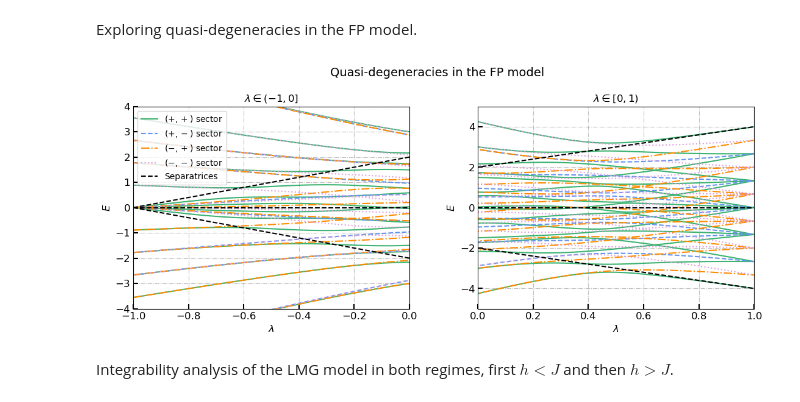
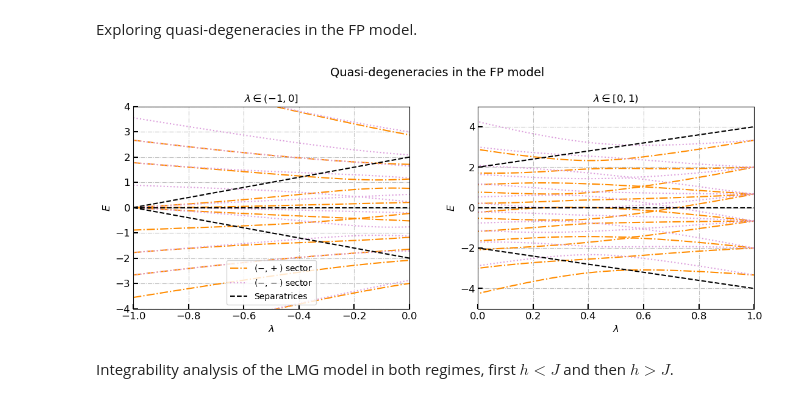
Before and after one commit to nicolasdero/KrylovQuantumClassical, a Jupyter notebook: project_notebook.ipynb, the cells around one changed output. Cells and saved outputs as stored; diff of their text form; code cells hidden in the pictures.

```diff
--- a/project_notebook.ipynb
+++ b/project_notebook.ipynb
@@ -234,10 +237,0 @@ plt.show()
-# %%
-_, ax = one_plot(r"$L=4\, \quad \mathcal{O}=\hat{l}_y\otimes \hat{1}$", "t", r"$|\varphi_0(t)|^2$")
-for a, result in zip(a_list, result_all):
-    ax.plot(time_grid, np.abs(result.real) ** 2, label = f"a = {a:.2f}")
-ax.set_xlim(1e-3, 1.e16)
-ax.set_xscale('log')
-ax.set_yscale('log')
-plt.legend()
-#plt.savefig("../FP_autocorrelation_6.pdf", dpi = 300)
-plt.show()
@@ -251,10 +243,10 @@ for a in a_list:
 
     FP_system = FP(a, 4)
     H_FP = FP_system.build_intensive()
-    result = FP_system.autocorrelation(np.kron(lx, lz), time_grid)
+    result = FP_system.autocorrelation(np.kron(ly, identity_op) + np.kron(identity_op, ly), time_grid)
     result_all.append(result)
 # %%
-_, ax = one_plot(r"$L=4\, \quad \mathcal{O}=\hat{l}_x\otimes \hat{l}_z$", "t", r"$|\varphi_0(t)|^2$")
+_, ax = one_plot(r"$L=4\, \quad \mathcal{O}=\hat{l}_y\otimes \hat{1}+\hat{1}\otimes\hat{m}_y$", "t", r"$|\varphi_0(t)|^2$")
 for a, result in zip(a_list, result_all):
     ax.plot(time_grid, result.real, label = f"a = {a:.2f}")
 ax.set_xlim(1e-3, 1.e16)
@@ -267,0 +260,18 @@ plt.show()
+# %%
+FP_system = FP(0., 5)
+
+Lx, Ly, Lz = util.spin_operators(FP_system.L)
+lx, ly, lz = Lx / FP_system.L, Ly / FP_system.L, Lz / FP_system.L
+identity_op = np.eye(2 * FP_system.L + 1)
+
+time_grid = np.logspace(-3, 17, num = int(1e5)) * FP_system.spectral_width() / (FP_system.L ** 2)
+H_FP = FP_system.build_intensive()
+result_1 = FP_system.autocorrelation(np.kron(lz, identity_op) + np.kron(identity_op, lz), time_grid)
+result_2 = FP_system.autocorrelation(np.kron(lx, lx), time_grid)
+result_3 = FP_system.autocorrelation(np.kron(lx, lz), time_grid)
+result_4 = FP_system.autocorrelation(np.kron(ly, identity_op) + np.kron(identity_op, ly), time_grid)
+
+result_1 = np.abs(result_1) ** 2
+result_2 = np.abs(result_2) ** 2
+result_3 = np.abs(result_3) ** 2
+result_4 = np.abs(result_4) ** 2
@@ -669,40 +698,40 @@ fig, (ax1, ax2) = plot_side_by_side(
     y_labels = [r'$E$', r'$E$']
 )
 
-for i, x in enumerate(E_spectrum_p_p.T):
-        ax1.plot(a_list, x, color = 'mediumseagreen', label = '$(+, +)$ sector' if i == 0 else "")
-        ax2.plot(a_list, x, color = 'mediumseagreen')
+# for i, x in enumerate(E_spectrum_p_p.T):
+#         ax1.plot(a_list, x, color = 'mediumseagreen', label = '$(+, +)$ sector' if i == 0 else "")
+#         ax2.plot(a_list, x, color = 'mediumseagreen')
 
-for i, x in enumerate(E_spectrum_p_m.T):
-        ax1.plot(a_list, x, color = 'cornflowerblue', linestyle = '--', label = '$(+, -)$ sector' if i == 0 else "")
-        ax2.plot(a_list, x, color = 'cornflowerblue', linestyle = '--')
+# for i, x in enumerate(E_spectrum_p_m.T):
+#         ax1.plot(a_list, x, color = 'cornflowerblue', linestyle = '--', label = '$(+, -)$ sector' if i == 0 else "")
+#         ax2.plot(a_list, x, color = 'cornflowerblue', linestyle = '--')
 
 for i, x in enumerate(E_spectrum_m_p.T):
         ax1.plot(a_list, x, color = 'darkorange', linestyle = '-.', label = '$(-, +)$ sector' if i == 0 else "")
         ax2.plot(a_list, x, color = 'darkorange', linestyle = '-.')
 
 for i, x in enumerate(E_spectrum_m_m.T):
         ax1.plot(a_list, x, color = 'plum', linestyle = ':', label = '$(-, -)$ sector' if i == 0 else "")
         ax2.plot(a_list, x, color = 'plum', linestyle = ':')
 
 ax1.plot(a_list, 2 * (1 + a_list), color = 'black', linestyle = '--', linewidth = 1.5, label = 'Separatrices')
 ax1.plot(a_list, -2 * (1 + a_list), color = 'black', linestyle = '--', linewidth = 1.5)
 ax1.plot(a_list, np.zeros(len(a_list)), color = 'black', linestyle = '--', linewidth = 1.5)
 ax2.plot(a_list, 2 * (1 + a_list), color = 'black', linestyle = '--', linewidth = 1.5, label = 'Separatrices')
 ax2.plot(a_list, -2 * (1 + a_list), color = 'black', linestyle = '--', linewidth = 1.5)
 ax2.plot(a_list, np.zeros(len(a_list)), color = 'black', linestyle = '--', linewidth = 1.5)
 
 ax1.set_xlim(-1, 0)
 ax1.set_ylim(-4, 4)
 
 ax2.set_xlim(0, 1)
 ax2.set_ylim(-5, 5)
 
 ax1.legend(fontsize = 10)
 
 plt.show()
 # %% [output]
-[figure, old version]
+[figure, new version]
 # %% [markdown]
 Integrability analysis of the LMG model in both regimes, first $h<J$ and then $h>J$.
 # %%
```
Also changed, not shown: parts of 40 cells of this notebook, 8 other files.
